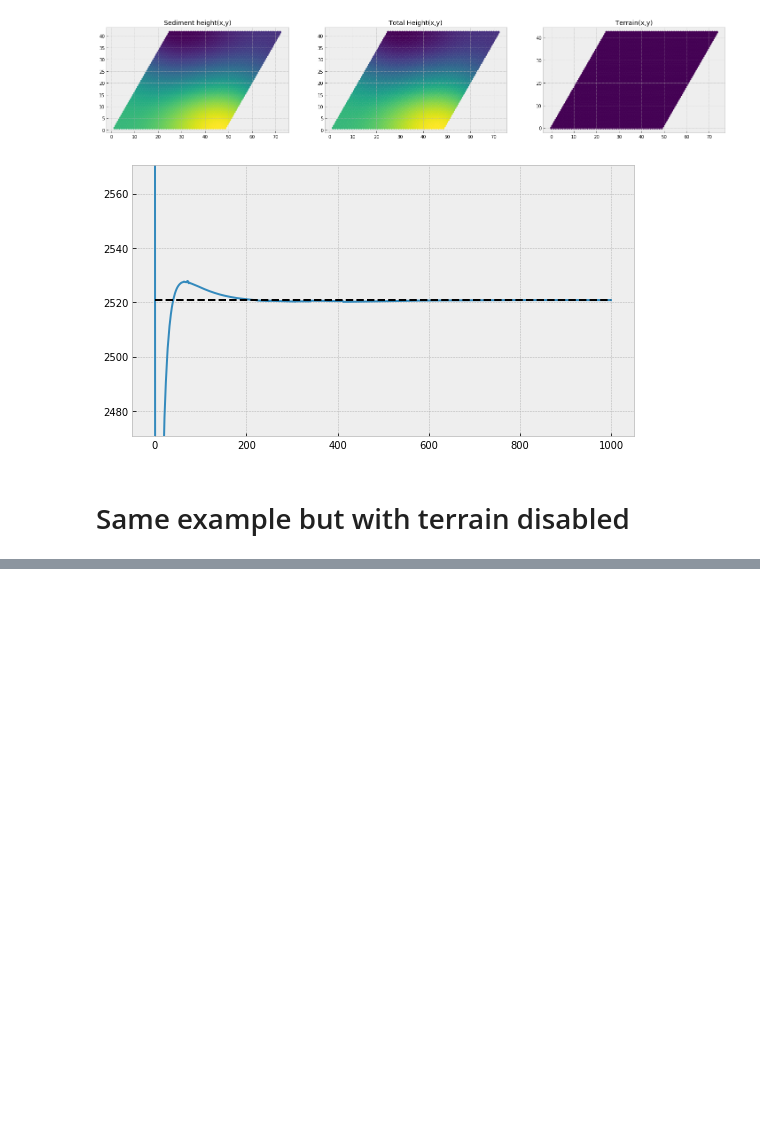
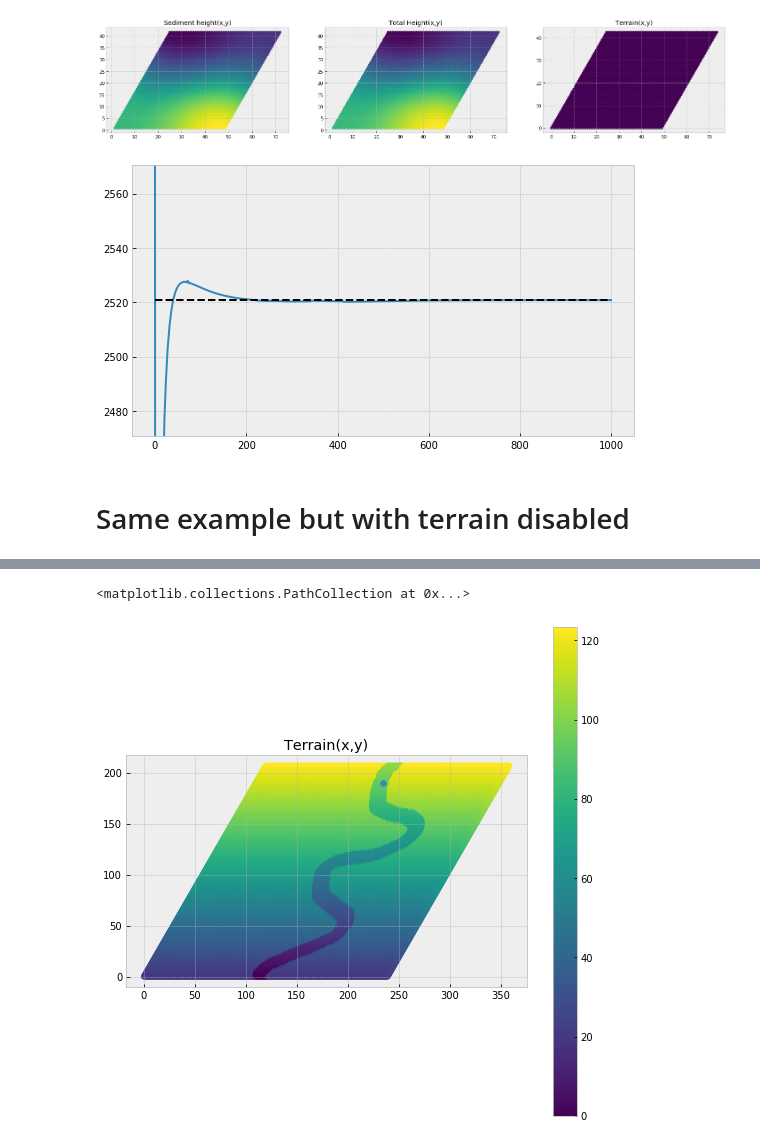
Before and after one commit to nordam/CellularAutomata, a Jupyter notebook: notebooks/SeaBed.ipynb, the cells around one changed output, grey strips where cells are left out. Drawn from its saved outputs; the diff is of its cells as text; code cells hidden in the pictures; blank space fills up the shorter version.

```diff
--- a/notebooks/SeaBed.ipynb
+++ b/notebooks/SeaBed.ipynb
@@ -13,6 +14,6 @@ import ipdb
 # %%
    class Hexgrid():
-    def __init__(self, Nx, Ny, repositeAngle = np.deg2rad(0), dx=1, terrain=True):
+    def __init__(self, Nx, Ny, repositeAngle = np.deg2rad(10), dx=1, terrain=None):
         self.Nx = Nx
         self.Ny = Ny
 #         self.height = np.zeros((self.Nx,self.Ny))
@@ -26,8 +27,8 @@ import ipdb
             self.X[:,j,0] = j*self.dx/2 + np.arange(Nx) * dx
             self.X[:,j,1] = np.ones(Nx) * self.dx*np.sqrt(3)/2 * j
 
-        if(terrain == True):
-            self.seaBed = np.abs(self.X[:,:,1]-20) + self.X[:,1,1]
+        if terrain is not None:
+            self.seaBed = terrain
         else:
             self.seaBed = np.zeros((self.Ny,self.Nx))
         self.totalheight = self.height + self.seaBed
@@ -137,9 +138,9 @@ import ipdb
 #         print("New height")
 #         print(self.height)
         #ipdb.set_trace()
-        if (self.height<0).sum() > 0:
-            ipdb.set_trace()
-            raise RuntimeError('Negative sediment thickness!')
+#        if (self.height<0).sum() > 0:
+#            ipdb.set_trace()
+#            raise RuntimeError('Negative sediment thickness!')
 
 
 
@@ -265,0 +277,13 @@ plt.plot(grid.X[:,iy,0], grid.totalheight[:,iy])
+# %%
+terrain = 20 + 0.5*grid.X[:,:,1] - 20 * bathymetry[:,:240].T
+grid = Hexgrid(240,240, terrain = terrain)
+
+fig = plt.figure(figsize = (9,9))
+ax = fig.add_subplot(111, aspect = 'equal')
+points = ax.scatter(grid.X[:,:,0].flatten(), grid.X[:,:,1].flatten(), marker = 'h', c = grid.seaBed.flatten())
+plt.colorbar(points)
+ax.set_title('Terrain(x,y)')
+ax.scatter(grid.X[125, 220,0], grid.X[125, 220,1])
+# %% [output]
+<matplotlib.collections.PathCollection at 0x...>
+[figure, added]
```
Also changed, not shown: parts of 4 cells of this notebook.
